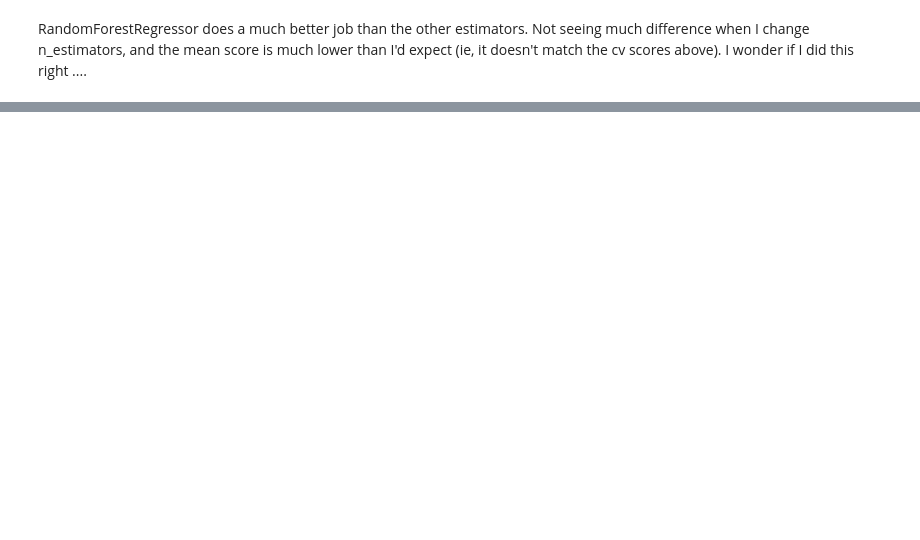
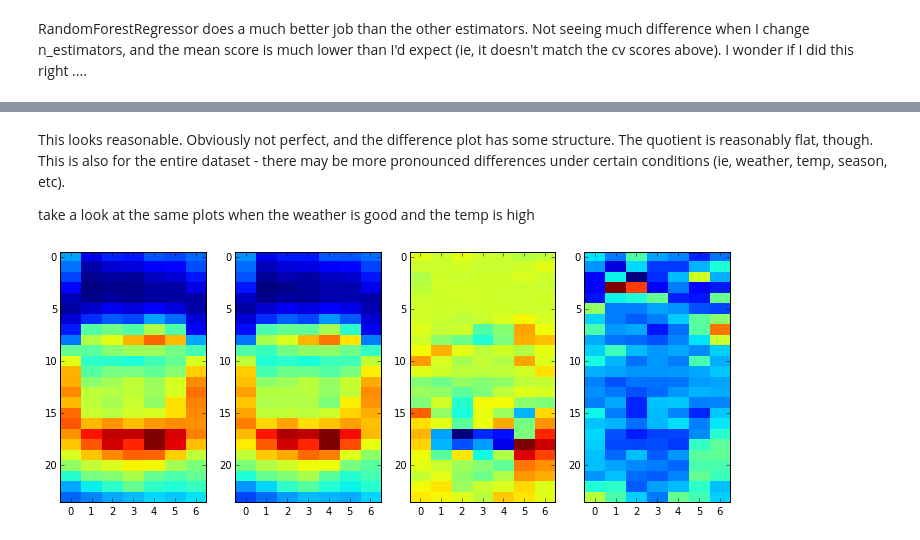
Before and after one commit to ericjhilton/bike-share-ML, a Jupyter notebook: bikeShareHourly.ipynb, the cells around one changed output, grey strips where cells are left out. Saved outputs shown, nothing was run; the diff lists cells and outputs as text; code cells hidden in the pictures; blank space fills up the shorter version.

```diff
--- a/bikeShareHourly.ipynb
+++ b/bikeShareHourly.ipynb
@@ -162,0 +180,17 @@ this is the predicted heatmap. divide it by the actual heatmaps to see where we
+# %% [markdown]
+This looks reasonable. Obviously not perfect, and the difference plot has some structure. The quotient is reasonably flat, though. This is also for the entire dataset - there may be more pronounced differences under certain conditions (ie, weather, temp, season, etc).
+
+take a look at the same plots when the weather is good and the temp is high
+# %%
+weeklyPredict = np.zeros((24,7))
+weeklyActual = np.zeros((24,7))
+weatherInd=7
+atempInd = 9
+for i in range(0,len(ytest)):
+    if (Xtest[i, weatherInd] < 3 and Xtest[i,atempInd] > .6):
+        weeklyPredict[Xtest[i,hrInd], Xtest[i,weekdayInd]] += pred[i]
+        weeklyActual[Xtest[i,hrInd], Xtest[i,weekdayInd]] += ytest[i]
+
+makeDifferencePlot(weeklyPredict, weeklyActual)
+# %% [output]
+[figure, added]
```
Also changed, not shown: parts of 8 cells of this notebook.
